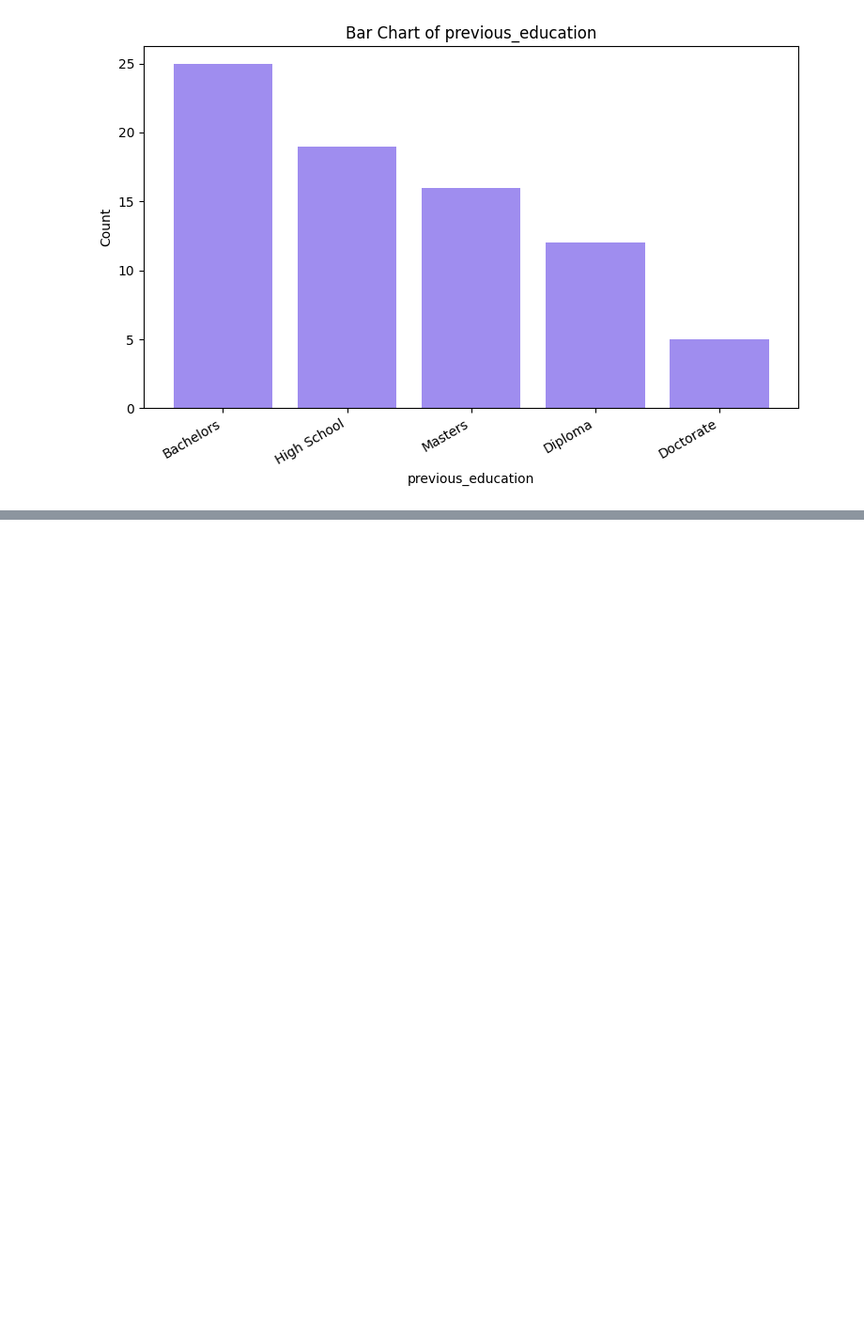
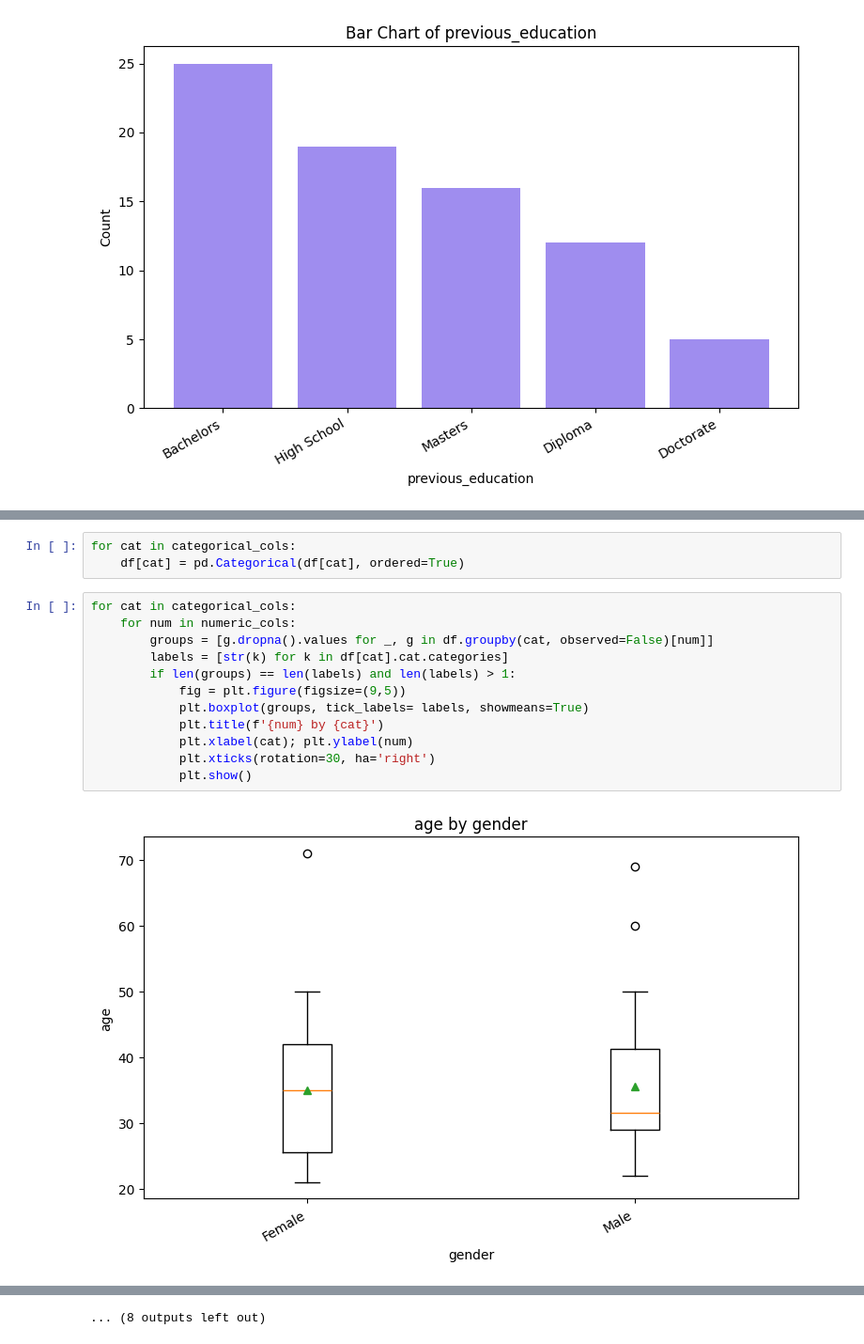
Before and after one commit to DiffelVIA/bi_intro_data_preparing, a Jupyter notebook: bi_intro_data_preparing.ipynb, the cells around one changed output, grey strips where cells are left out. Shown at 94% size. Cells and saved outputs as stored; diff of their text form; blank space fills up the shorter version.

```diff
--- a/bi_intro_data_preparing.ipynb
+++ b/bi_intro_data_preparing.ipynb
@@ -336,0 +377,17 @@ for col in categorical_cols:
+# %%
+for cat in categorical_cols:
+    df[cat] = pd.Categorical(df[cat], ordered=True)
+# %%
+for cat in categorical_cols:
+    for num in numeric_cols:
+        groups = [g.dropna().values for _, g in df.groupby(cat, observed=False)[num]]
+        labels = [str(k) for k in df[cat].cat.categories]
+        if len(groups) == len(labels) and len(labels) > 1:
+            fig = plt.figure(figsize=(9,5))
+            plt.boxplot(groups, tick_labels= labels, showmeans=True)
+            plt.title(f'{num} by {cat}')
+            plt.xlabel(cat); plt.ylabel(num)
+            plt.xticks(rotation=30, ha='right')
+            plt.show()
+# %% [output]
+[figure, added]
@@ -336,0 +405 @@ for col in categorical_cols:
+... (8 outputs left out)
```
Also changed, not shown: parts of 6 cells of this notebook.
